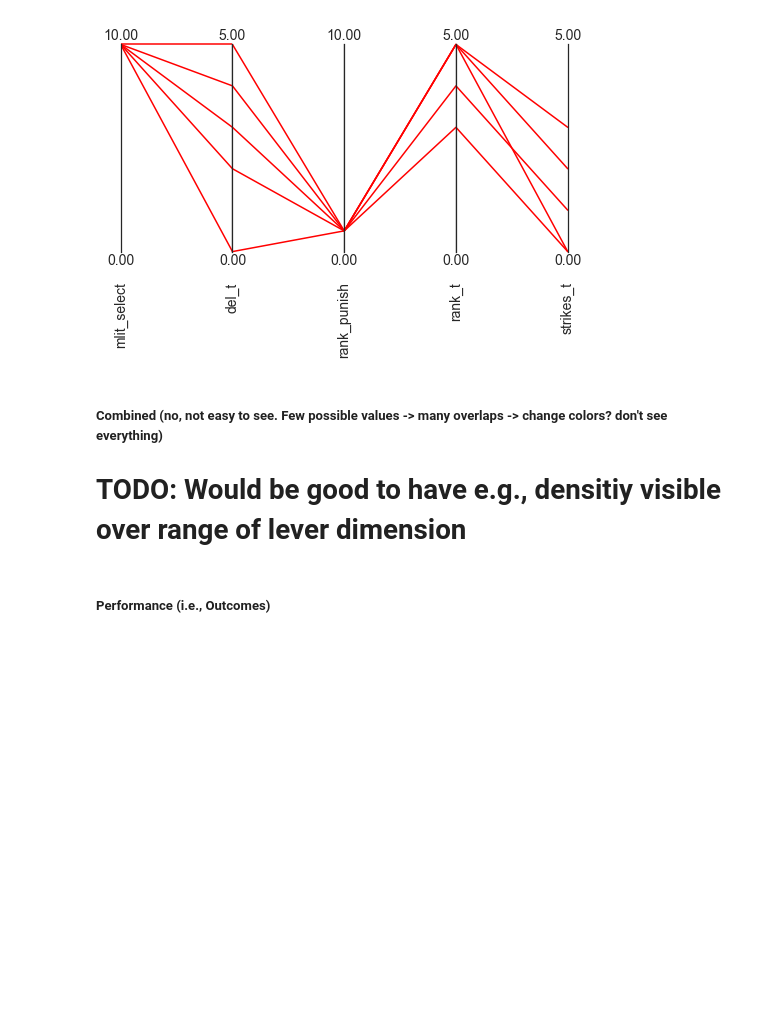
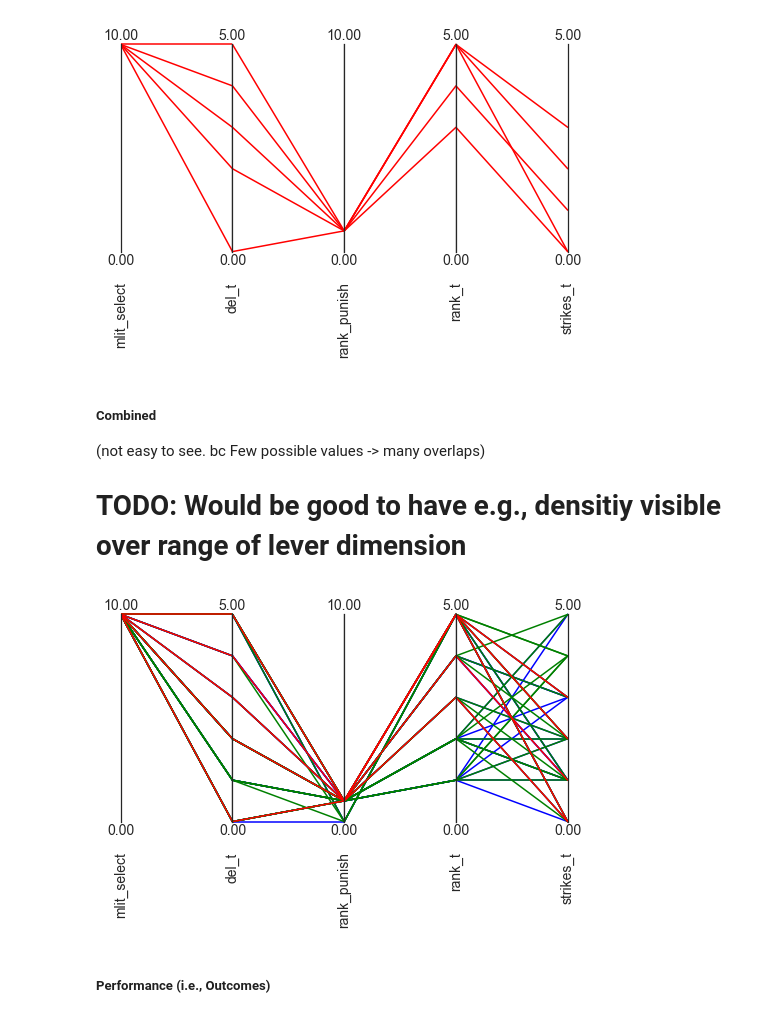
Before and after one commit to felicity-reddel/MisinfoPy, a Jupyter notebook: dmdu/exploration/evaluate_full_data.ipynb, the cells around one changed output. Drawn from its saved outputs; the diff is of its cells as text; code cells hidden in the pictures; blank space fills up the shorter version.

Commit message:
incl. combined lever parcoords plot

```diff
--- a/dmdu/exploration/evaluate_full_data.ipynb
+++ b/dmdu/exploration/evaluate_full_data.ipynb
@@ -159,5 +159,6 @@ parcoords_levers(experiments_dict, bufn, model_colors)
 # %% [output]
 [figure]
 # %% [markdown]
-##### Combined (no, not easy to see. Few possible values -> many overlaps -> change colors? don't see everything)
+##### Combined
+(not easy to see. bc Few possible values -> many overlaps)
 # TODO: Would be good to have e.g., densitiy visible over range of lever dimension
@@ -178,17 +165,19 @@ parcoords_levers(experiments_dict, bufn, model_colors)
 # %%
-# concat_exp = pd.concat(experiments_dict.values())
-#
-# # Get limits from input (-> not only Pareto-optimal policies, but all)
-# exp_path = os.path.join(os.getcwd(), "data", "paretosort", "input", f"experiments_DEFFUANT.csv")
-# all_exp = pd.read_csv(exp_path)
-# only_levers = all_exp[get_lever_names()]
-# exp_limits = parcoords.get_limits(only_levers)
+concat_exp = pd.concat(experiments_dict.values())
+
+# Get limits from input (-> not only Pareto-optimal policies, but all)
+exp_path = os.path.join(os.getcwd(), "data", "paretosort", "input", f"experiments_DEFFUANT.csv")
+all_exp = pd.read_csv(exp_path)
+only_levers = all_exp[get_lever_names()]
+exp_limits = parcoords.get_limits(only_levers)
 # %%
-# axes = parcoords.ParallelAxes(exp_limits)
-#
-# for model_name, data in experiments_dict.items():
-#     color = model_colors[model_name]
-#
-#     # subset data
-#     lever_data = data[get_lever_names()]
-#     axes.plot(lever_data, color=color)
+axes = parcoords.ParallelAxes(exp_limits)
+
+for model_name, data in experiments_dict.items():
+    color = model_colors[model_name]
+
+    # subset data
+    lever_data = data[get_lever_names()]
+    axes.plot(lever_data, color=color)
+# %% [output]
+[figure, added]
```
Also changed, not shown: parts of 3 cells of this notebook.
